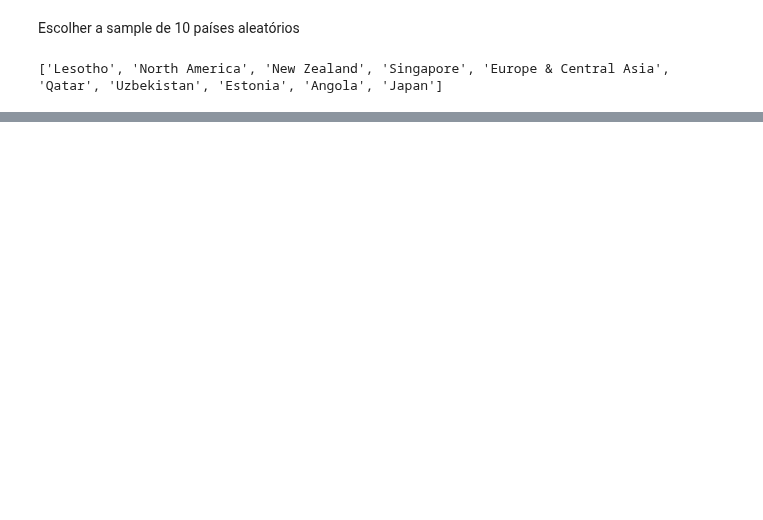
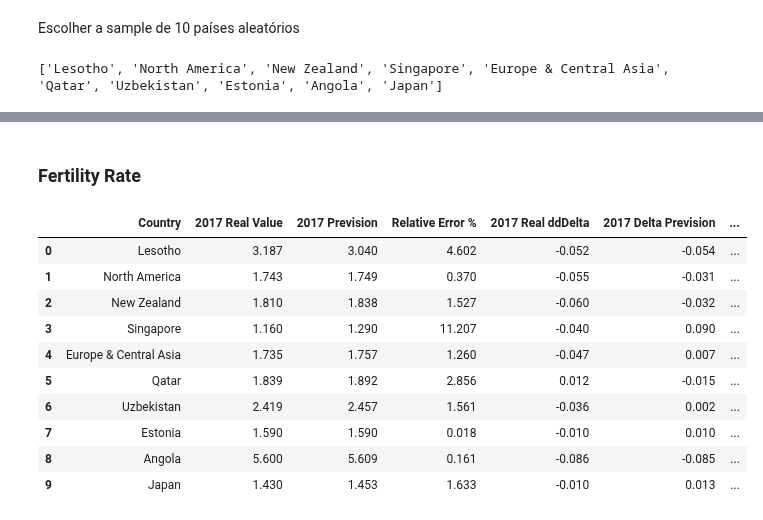
Before and after one commit to Singularitty/AAAssignments, a Jupyter notebook: Projeto/Projeto_AA.ipynb, the cells around one changed output, grey strips where cells are left out. Saved outputs shown, nothing was run; the diff lists cells and outputs as text; code cells hidden in the pictures; blank space fills up the shorter version.

```diff
--- a/Projeto/Projeto_AA.ipynb
+++ b/Projeto/Projeto_AA.ipynb
@@ -128,0 +271,13 @@ exp_2020 = indexing(expectancy_2020, 1960)
+# %%
+# DecisionTreeRegressor
+params =[{"max_depth" : [4,8,12,15,20]}]
+
+grid_search_dtr_fert= GridSearchCV(
+    DecisionTreeRegressor(), params, scoring="neg_mean_squared_error", cv=10, n_jobs=-1)
+
+
+grid_search_dtr_fert.fit(X_fert, y_fert)
+print(grid_search_dtr_fert.best_params_)
+print("Melhores Parâmetros:", grid_search_dtr_fert.best_params_,"\n")
+preds= grid_search_dtr_fert.predict(X_fert)
+printRegStatistics(y_fert, preds)
@@ -128,0 +294,3 @@ exp_2020 = indexing(expectancy_2020, 1960)
+# %%
+# Melhor modelo eh o DecisionTreeRegressor
+fertility_model = grid_search_dtr_fert
@@ -341,0 +387,28 @@ Error:   Absolute = 0.07    Relative = 0.00083
+# %% [markdown]
+### Fertility Rate
+# %%
+PrevisionDataFert = []
+
+for country in sample:
+    x_prevision, delta_prevision = predictAndCalculateDelta(fertility_model, fert_fin, country, 2017, lag=4)
+    x_real, delta_real = determineRealResults(fert_2020, country, 2017)
+    _, x_rel_error = calculateErrors(x_real, x_prevision)
+    _, delta_rel_error = calculateErrors(delta_real, delta_prevision)
+    data_entry =  (country, x_real, x_prevision, x_rel_error, delta_real, delta_prevision, delta_rel_error)
+    PrevisionDataFert.append(data_entry)
+
+# Criar dataframe
+FerDF = DFCreate(PrevisionDataFert, 2017)
+FerDF
+# %% [output]
+|  | Country | 2017 Real Value | 2017 Prevision | Relative Error % | 2017 Real ddDelta | 2017 Delta Prevision | ... |
+| 0 | Lesotho | 3.187 | 3.040 | 4.602 | -0.052 | -0.054 | ... |
+| 1 | North America | 1.743 | 1.749 | 0.370 | -0.055 | -0.031 | ... |
+| 2 | New Zealand | 1.810 | 1.838 | 1.527 | -0.060 | -0.032 | ... |
+| 3 | Singapore | 1.160 | 1.290 | 11.207 | -0.040 | 0.090 | ... |
+| 4 | Europe & Central Asia | 1.735 | 1.757 | 1.260 | -0.047 | 0.007 | ... |
+| 5 | Qatar | 1.839 | 1.892 | 2.856 | 0.012 | -0.015 | ... |
+| 6 | Uzbekistan | 2.419 | 2.457 | 1.561 | -0.036 | 0.002 | ... |
+| 7 | Estonia | 1.590 | 1.590 | 0.018 | -0.010 | 0.010 | ... |
+| 8 | Angola | 5.600 | 5.609 | 0.161 | -0.086 | -0.085 | ... |
+| 9 | Japan | 1.430 | 1.453 | 1.633 | -0.010 | 0.013 | ... |
```
Also changed, not shown: parts of 36 cells of this notebook.
